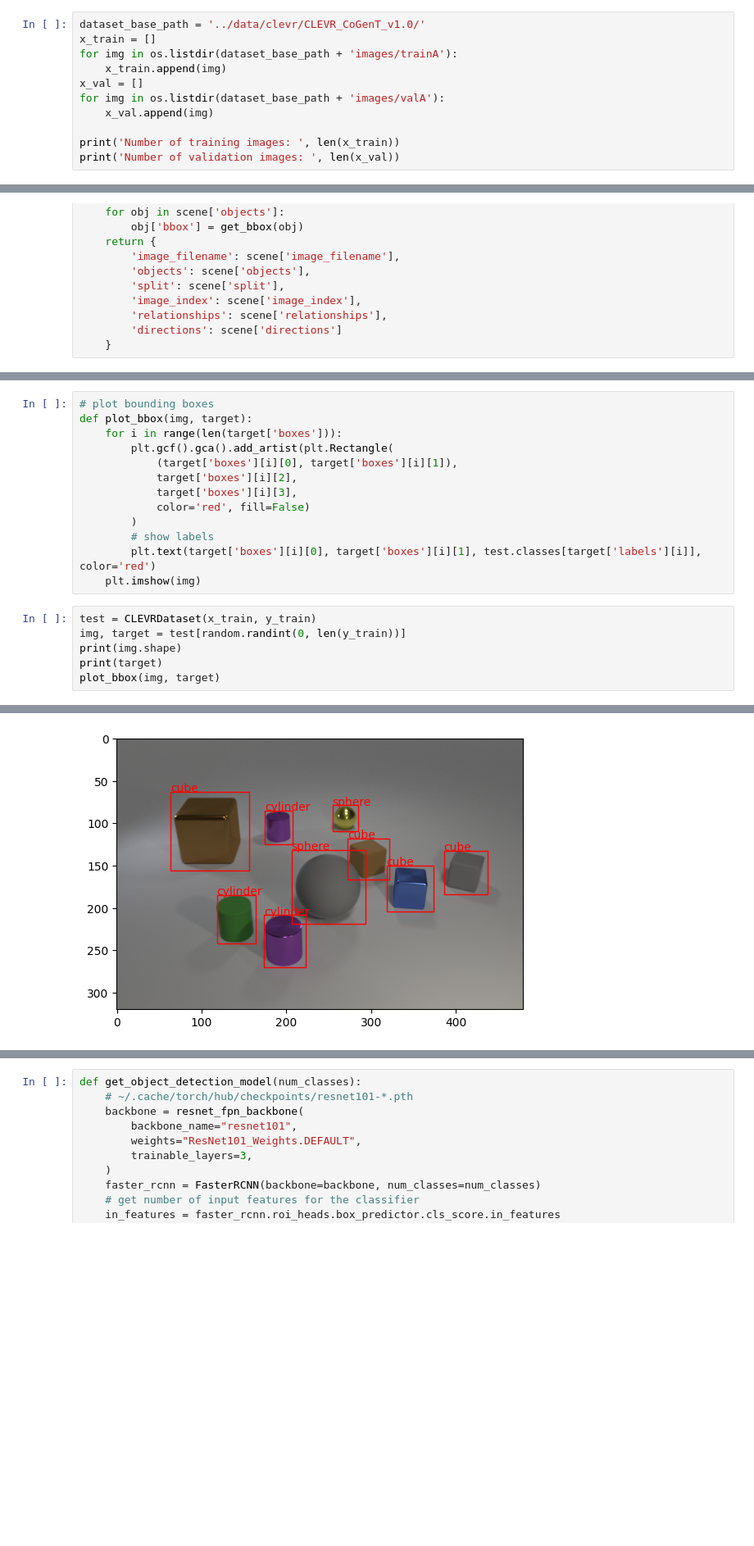
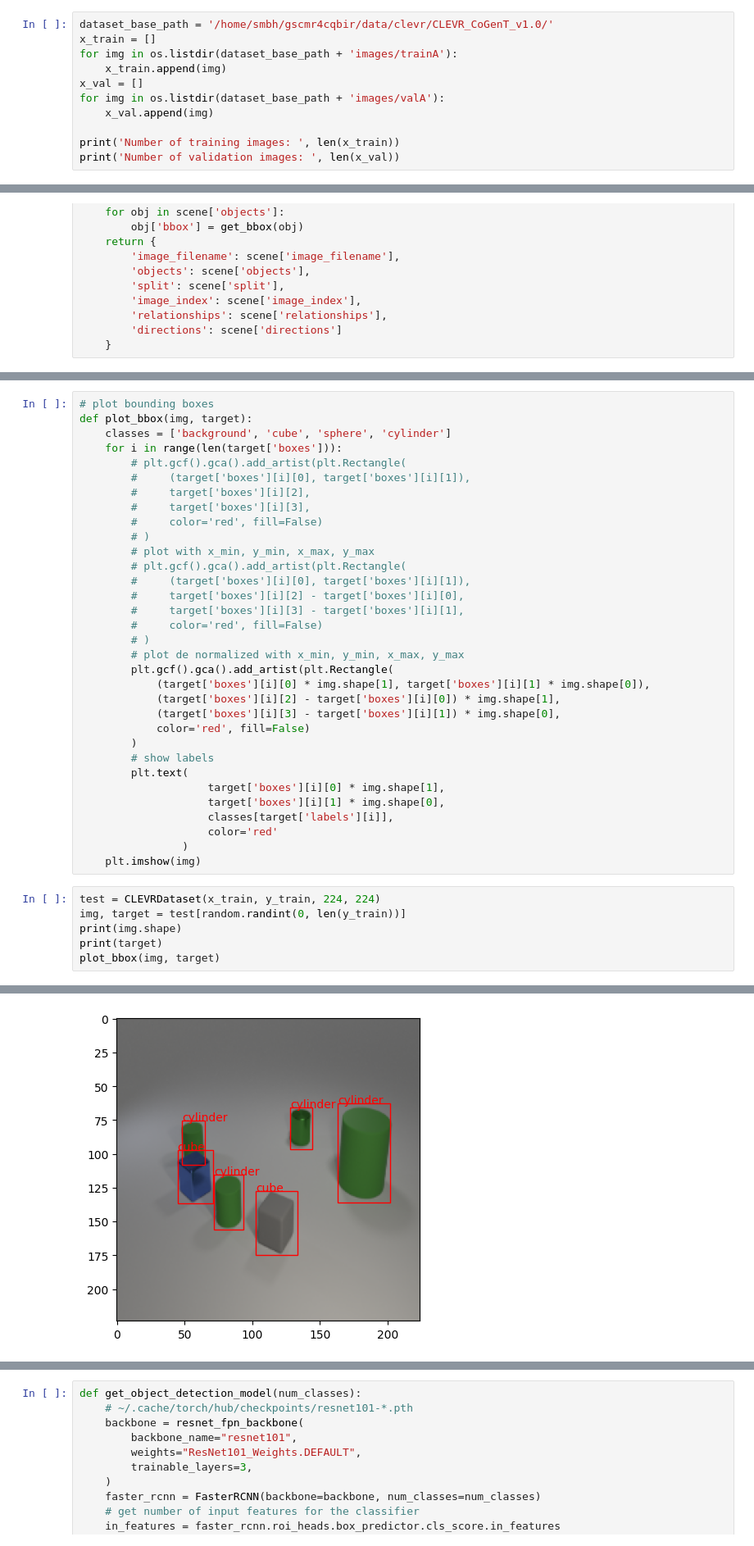
Before and after one commit to smb-h/iirbctf, a Jupyter notebook: notebooks/faster_rcnn_torch.ipynb, the cells around one changed output, grey strips where cells are left out. Shown: that part at 82% size. Saved outputs shown, nothing was run; the diff lists cells and outputs as text; blank space fills up the shorter version.

```diff
--- a/notebooks/faster_rcnn_torch.ipynb
+++ b/notebooks/faster_rcnn_torch.ipynb
@@ -30,7 +30,7 @@ from pycocotools import mask as coco_mask
 import pycocotools.mask as mask_util
 from pycocotools.cocoeval import COCOeval
 # %%
-dataset_base_path = '../data/clevr/CLEVR_CoGenT_v1.0/'
+dataset_base_path = '/home/smbh/gscmr4cqbir/data/clevr/CLEVR_CoGenT_v1.0/'
 x_train = []
 for img in os.listdir(dataset_base_path + 'images/trainA'):
     x_train.append(img)
@@ -305,18 +371,38 @@ class CLEVRDataset(torch.utils.data.Dataset):
 # %%
 # plot bounding boxes
 def plot_bbox(img, target):
+    classes = ['background', 'cube', 'sphere', 'cylinder']
     for i in range(len(target['boxes'])):
+        # plt.gcf().gca().add_artist(plt.Rectangle(
+        #     (target['boxes'][i][0], target['boxes'][i][1]),
+        #     target['boxes'][i][2],
+        #     target['boxes'][i][3],
+        #     color='red', fill=False)
+        # )
+        # plot with x_min, y_min, x_max, y_max
+        # plt.gcf().gca().add_artist(plt.Rectangle(
+        #     (target['boxes'][i][0], target['boxes'][i][1]),
+        #     target['boxes'][i][2] - target['boxes'][i][0],
+        #     target['boxes'][i][3] - target['boxes'][i][1],
+        #     color='red', fill=False)
+        # )
+        # plot de normalized with x_min, y_min, x_max, y_max
         plt.gcf().gca().add_artist(plt.Rectangle(
-            (target['boxes'][i][0], target['boxes'][i][1]),
-            target['boxes'][i][2],
-            target['boxes'][i][3],
+            (target['boxes'][i][0] * img.shape[1], target['boxes'][i][1] * img.shape[0]),
+            (target['boxes'][i][2] - target['boxes'][i][0]) * img.shape[1],
+            (target['boxes'][i][3] - target['boxes'][i][1]) * img.shape[0],
             color='red', fill=False)
         )
         # show labels
-        plt.text(target['boxes'][i][0], target['boxes'][i][1], test.classes[target['labels'][i]], color='red')
+        plt.text(
+                    target['boxes'][i][0] * img.shape[1],
+                    target['boxes'][i][1] * img.shape[0],
+                    classes[target['labels'][i]],
+                    color='red'
+                )
     plt.imshow(img)
 # %%
-test = CLEVRDataset(x_train, y_train)
+test = CLEVRDataset(x_train, y_train, 224, 224)
 img, target = test[random.randint(0, len(y_train))]
 print(img.shape)
 print(target)
@@ -336,4 +418,4 @@ plot_bbox(img, target)
-[figure, old version]
+[figure, new version]
 # %%
 # +1 for background
 num_classes = len(test.classes) + 1
```
Also changed, not shown: parts of 22 cells of this notebook.
